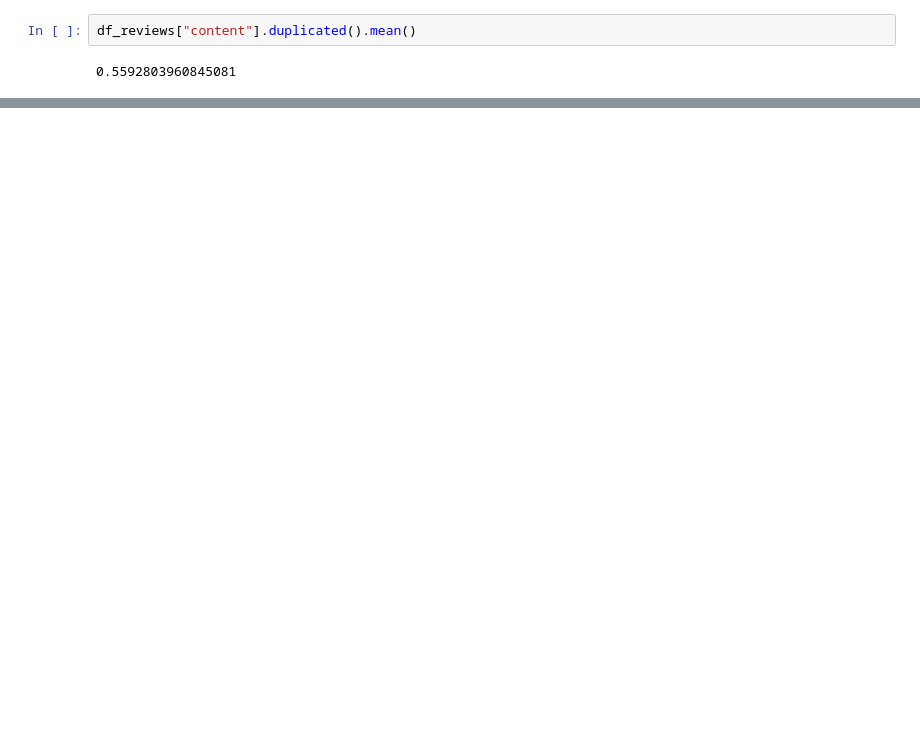
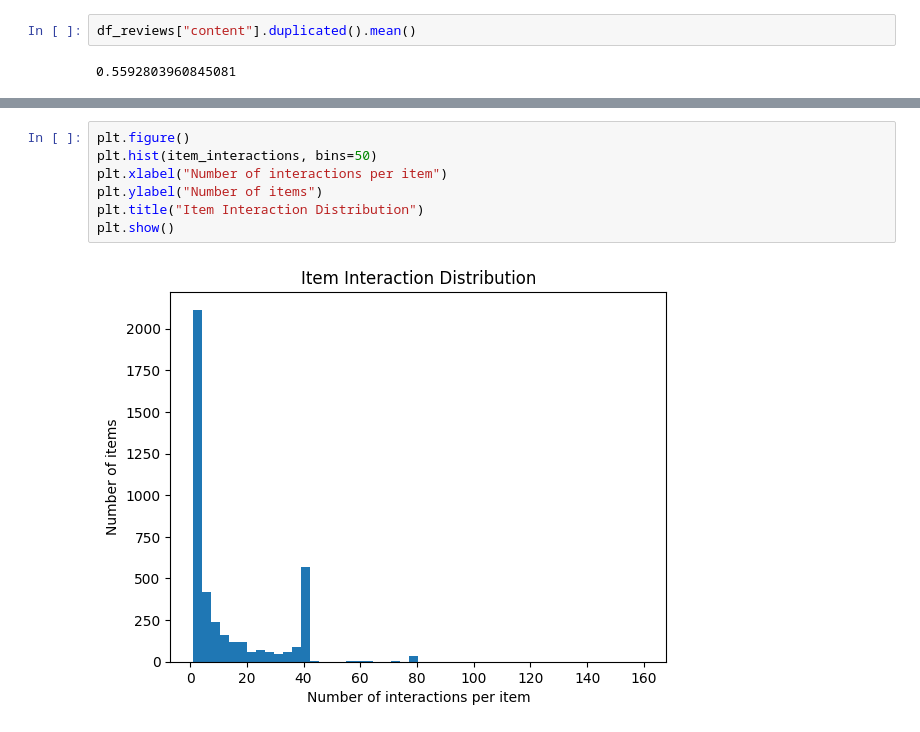
Before and after one commit to DOD092/e-commerce_recommendation, a Jupyter notebook: eda.ipynb, the cells around one changed output, grey strips where cells are left out. Saved outputs shown, nothing was run; the diff lists cells and outputs as text; blank space fills up the shorter version.

```diff
--- a/eda.ipynb
+++ b/eda.ipynb
@@ -605,0 +680,9 @@ df_products.to_csv("./data_clean/df_products_clean.csv", index=False, encoding="
+# %%
+plt.figure()
+plt.hist(item_interactions, bins=50)
+plt.xlabel("Number of interactions per item")
+plt.ylabel("Number of items")
+plt.title("Item Interaction Distribution")
+plt.show()
+# %% [output]
+[figure, added]
```
Also changed, not shown: parts of 10 cells of this notebook.
